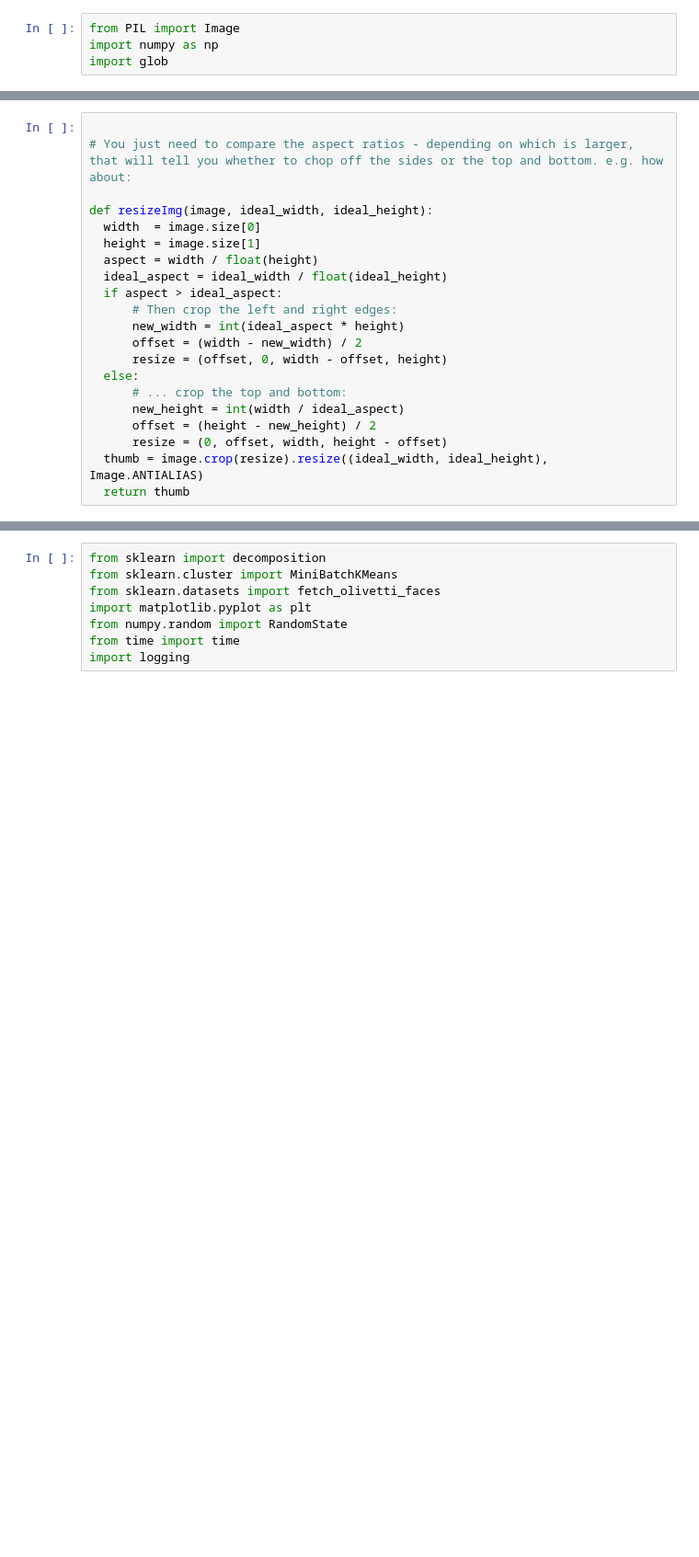
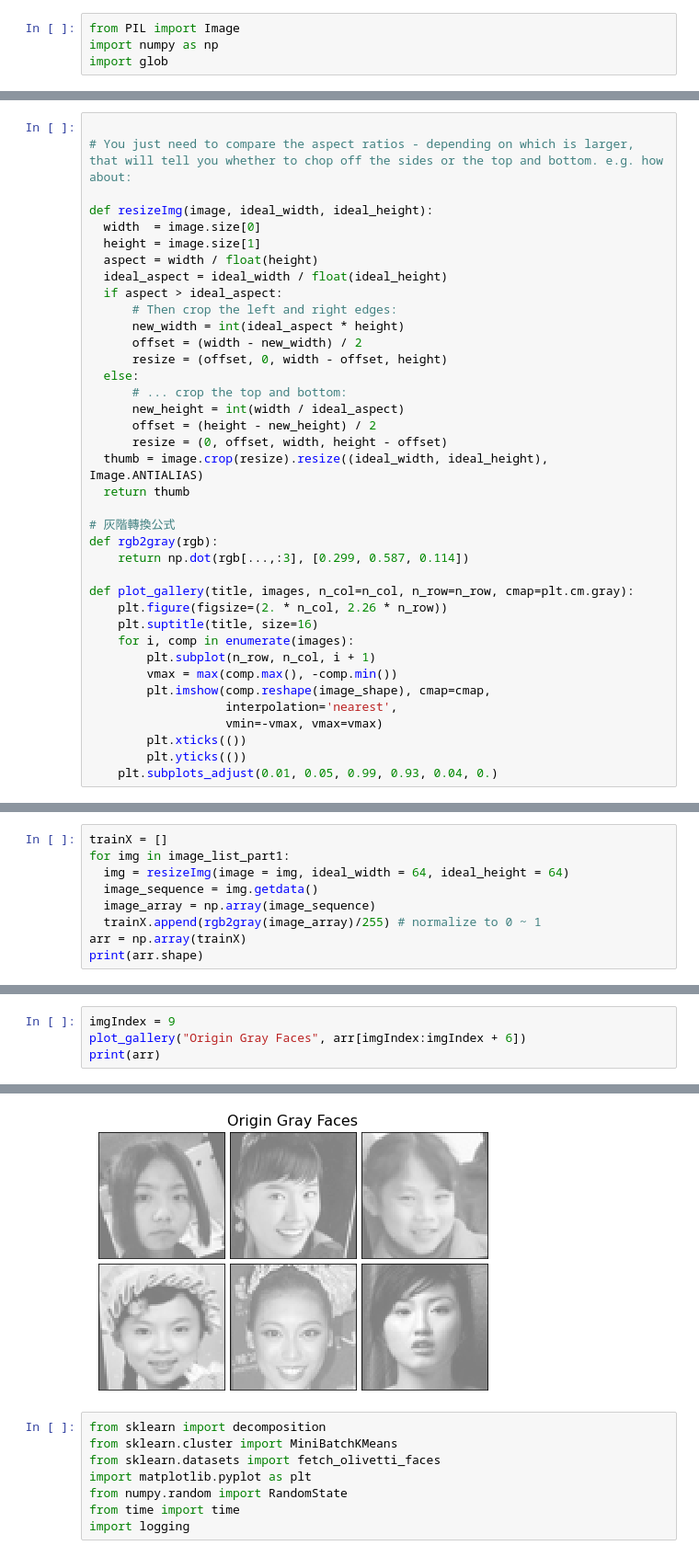
Before and after one commit to 104corp/Face-Recognition, a Jupyter notebook: Colab_NoteBooks/SVM.ipynb, the cells around one changed output, grey strips where cells are left out. Shown at 92% size. Drawn from its saved outputs; the diff is of its cells as text; blank space fills up the shorter version.

```diff
--- a/Colab_NoteBooks/SVM.ipynb
+++ b/Colab_NoteBooks/SVM.ipynb
@@ -64,3 +63,20 @@ def resizeImg(image, ideal_width, ideal_height):
       resize = (0, offset, width, height - offset)
   thumb = image.crop(resize).resize((ideal_width, ideal_height), Image.ANTIALIAS)
   return thumb
+
+# 灰階轉換公式
+def rgb2gray(rgb):
+    return np.dot(rgb[...,:3], [0.299, 0.587, 0.114])
+
+def plot_gallery(title, images, n_col=n_col, n_row=n_row, cmap=plt.cm.gray):
+    plt.figure(figsize=(2. * n_col, 2.26 * n_row))
+    plt.suptitle(title, size=16)
+    for i, comp in enumerate(images):
+        plt.subplot(n_row, n_col, i + 1)
+        vmax = max(comp.max(), -comp.min())
+        plt.imshow(comp.reshape(image_shape), cmap=cmap,
+                   interpolation='nearest',
+                   vmin=-vmax, vmax=vmax)
+        plt.xticks(())
+        plt.yticks(())
+    plt.subplots_adjust(0.01, 0.05, 0.99, 0.93, 0.04, 0.)
@@ -131,0 +90,9 @@ print(trainX[0][0])
+# %%
+trainX = []
+for img in image_list_part1:
+  img = resizeImg(image = img, ideal_width = 64, ideal_height = 64)
+  image_sequence = img.getdata()
+  image_array = np.array(image_sequence)
+  trainX.append(rgb2gray(image_array)/255) # normalize to 0 ~ 1
+arr = np.array(trainX)
+print(arr.shape)
@@ -131,0 +101,5 @@ print(trainX[0][0])
+# %%
+imgIndex = 9
+plot_gallery("Origin Gray Faces", arr[imgIndex:imgIndex + 6])
+print(arr)
+# %% [output]
@@ -132,3 +113,4 @@ print(trainX[0][0])
+[figure, added]
 # %%
 from sklearn import decomposition
 from sklearn.cluster import MiniBatchKMeans
```
Also changed, not shown: parts of 20 cells of this notebook.
